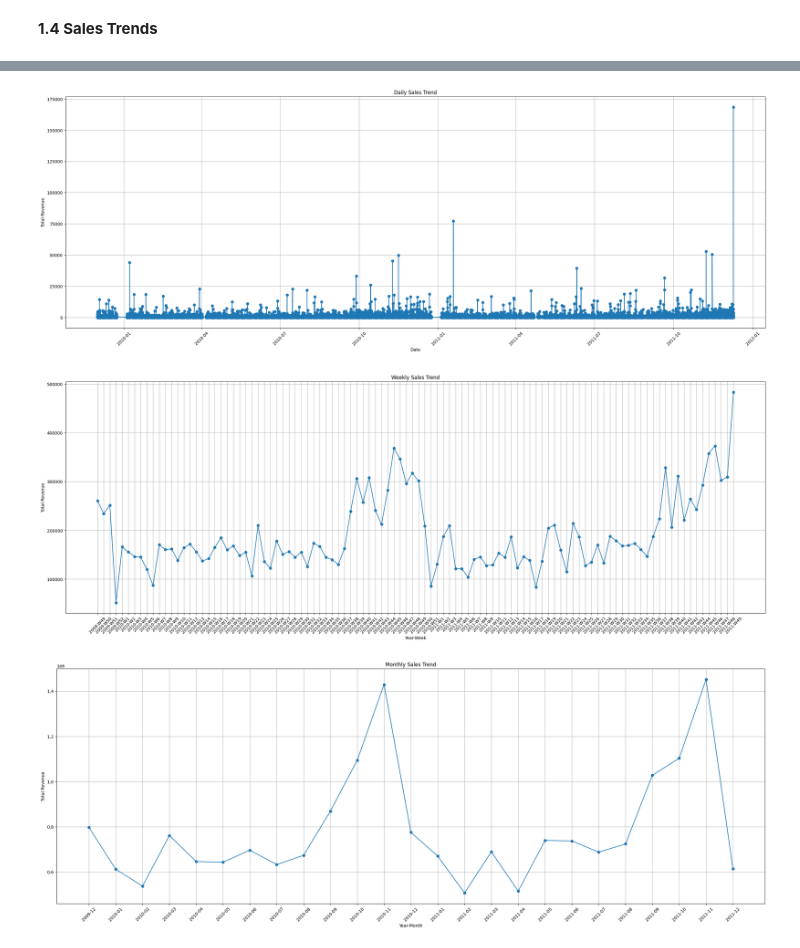
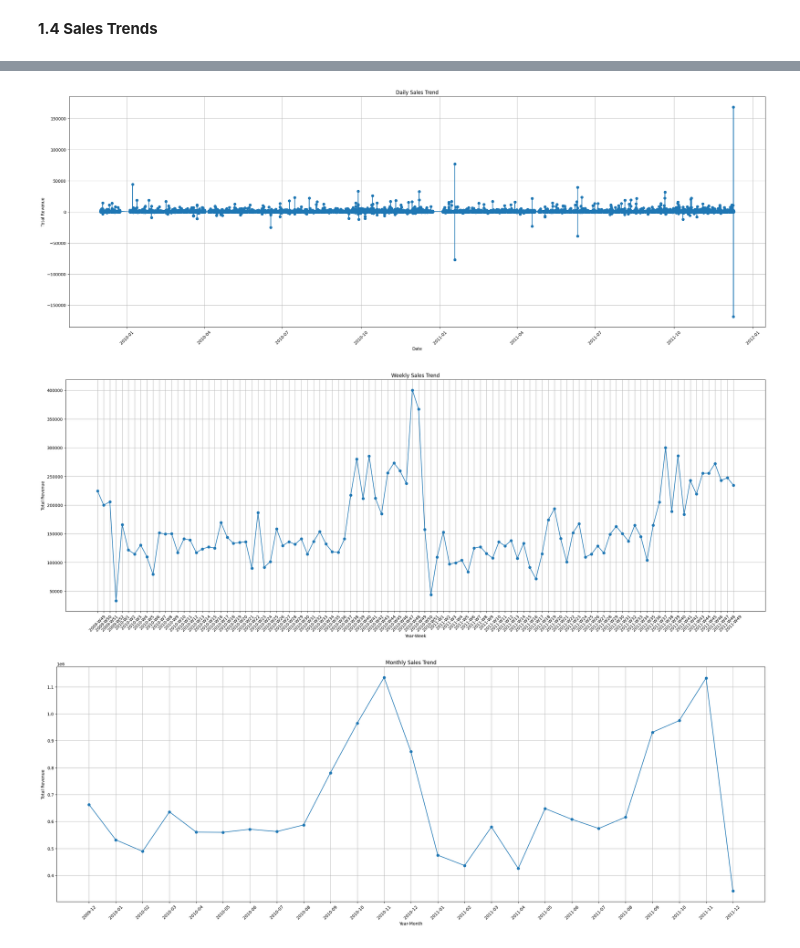
Before and after one commit to ChanhAvo/Online-Retail-Analysis, a Jupyter notebook: notebook/EDA.ipynb, the cells around one changed output, grey strips where cells are left out. Drawn from its saved outputs; the diff is of its cells as text; code cells hidden in the pictures.

```diff
--- a/notebook/EDA.ipynb
+++ b/notebook/EDA.ipynb
@@ -90,6 +93,13 @@ df.describe()
 | 50% | 3.000000e+00 | 2.100000e+00 | 15255.000000 |
 | 75% | 1.000000e+01 | 4.150000e+00 | 16797.000000 |
 | max | 8.099500e+04 | 3.897000e+04 | 18287.000000 |
+# %%
+reference = (df.groupby('StockCode')['Description'].agg(lambda x: x.dropna().value_counts().idxmax() if x.dropna().shape[0] > 0 else 'Unknown'))
+df['Description'] = df['Description'].fillna(df['StockCode'].map(reference))
+df = df.dropna(subset=['CustomerID'])
+# %%
+df['InvoiceDate'] = pd.to_datetime(df['InvoiceDate'])
+df['CustomerID'] = df['CustomerID'].astype(int)
 # %% [markdown]
 From the five-number summary above of two numerical columns Quantity and Price, there are significant negative values in both columns. These negative values may derive from refund and return orders.
 # %%
@@ -218,7 +177,7 @@ df_cleaned
 # %% [markdown]
 **1.3 Top Selling Products**
 # %%
-df_cleaned['Revenue'] = df_cleaned['Quantity'] * df_cleaned['Price']
-top_selling_products = df_cleaned.groupby(['StockCode', 'Description'])['Revenue'].sum().sort_values(ascending=False).head(10)
+df['Revenue'] = df['Quantity'] * df['Price']
+top_selling_products = df.groupby(['StockCode', 'Description'])['Revenue'].sum().sort_values(ascending=False).head(10)
 top_selling_products
 # %% [output]
@@ -306,7 +254,7 @@ low_margin_products
 **1.4 Sales Trends**
 # %%
 # Extract Year, Month, and Day from InvoiceDate
-df_cleaned['Year'] = df_cleaned['InvoiceDate_Converted'].dt.year
-df_cleaned['Month'] = df_cleaned['InvoiceDate_Converted'].dt.month
-df_cleaned['Day'] = df_cleaned['InvoiceDate_Converted'].dt.day
-df_cleaned['Week'] = df_cleaned['InvoiceDate_Converted'].dt.isocalendar().week
+df['Year'] = df['InvoiceDate'].dt.year
+df['Month'] = df['InvoiceDate'].dt.month
+df['Day'] = df['InvoiceDate'].dt.day
+df['Week'] = df['InvoiceDate'].dt.isocalendar().week
@@ -334,19 +277,19 @@ See the caveats in the documentation: https://pandas.pydata.org/pandas-docs/stab
 # %%
-daily_sales = df_cleaned.groupby('InvoiceDate_Converted')['Revenue'].sum().reset_index()
+daily_sales = df.groupby('InvoiceDate')['Revenue'].sum().reset_index()
 
 # Plot daily sales trend
 plt.figure(figsize=(30, 10))
-plt.plot(daily_sales['InvoiceDate_Converted'], daily_sales['Revenue'], marker='o')
+plt.plot(daily_sales['InvoiceDate'], daily_sales['Revenue'], marker='o')
 plt.title('Daily Sales Trend')
 plt.xlabel('Date')
 plt.ylabel('Total Revenue')
 plt.xticks(rotation=45)
 plt.grid(True)
 plt.show()
 # %% [output]
-[figure, old version]
+[figure, new version]
 # %%
-weekly_sales = df_cleaned.groupby(['Year', 'Week'])['Revenue'].sum().reset_index()
+weekly_sales = df.groupby(['Year', 'Week'])['Revenue'].sum().reset_index()
 weekly_sales['YearWeek'] = weekly_sales['Year'].astype(str) + '-W' + weekly_sales['Week'].astype(str)
 
 # Plot weekly sales trend
@@ -359,10 +302,10 @@ plt.xticks(rotation=45)
 plt.grid(True)
 plt.show()
 # %% [output]
-[figure, old version]
+[figure, new version]
 # %%
 # Plot monthly sales trends
-monthly_sales = df_cleaned.groupby(['Year', 'Month'])['Revenue'].sum().reset_index()
+monthly_sales = df.groupby(['Year', 'Month'])['Revenue'].sum().reset_index()
 monthly_sales['YearMonth'] = monthly_sales['Year'].astype(str) + '-' + monthly_sales['Month'].astype(str).str.zfill(2)
 plt.figure(figsize=(30, 10))
 plt.plot(monthly_sales['YearMonth'], monthly_sales['Revenue'], marker='o')
@@ -373,4 +316,4 @@ plt.xticks(rotation=45)
 plt.grid(True)
 plt.show()
 # %% [output]
-[figure, old version]
+[figure, new version]
```
Also changed, not shown: parts of 21 cells of this notebook, 2 other files.
